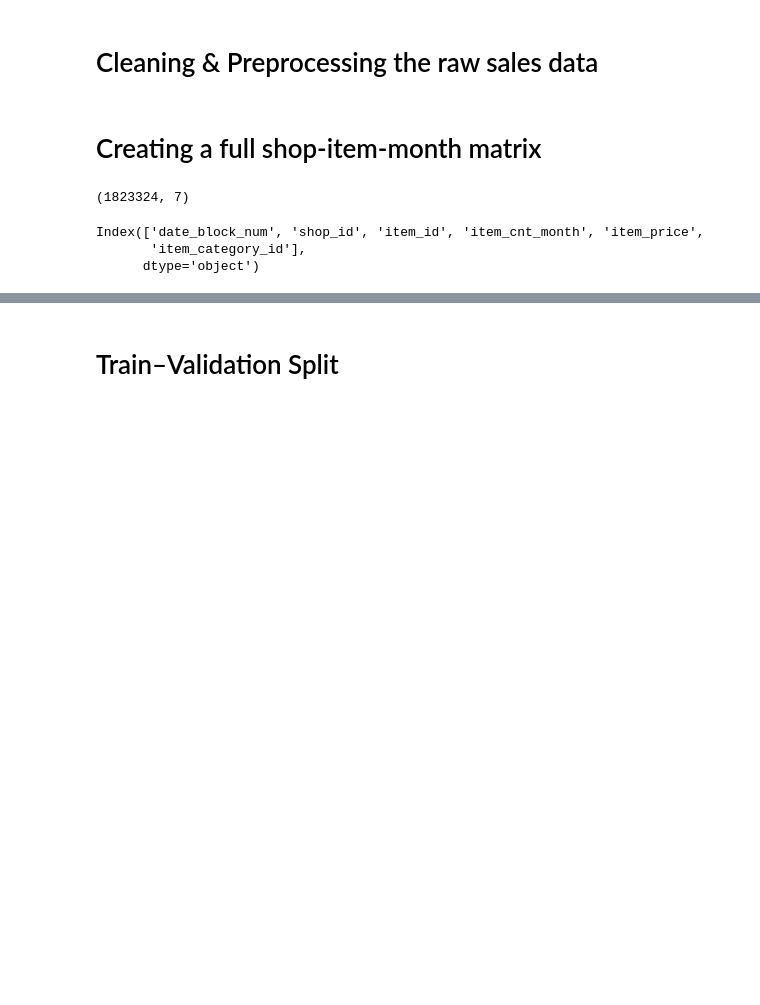
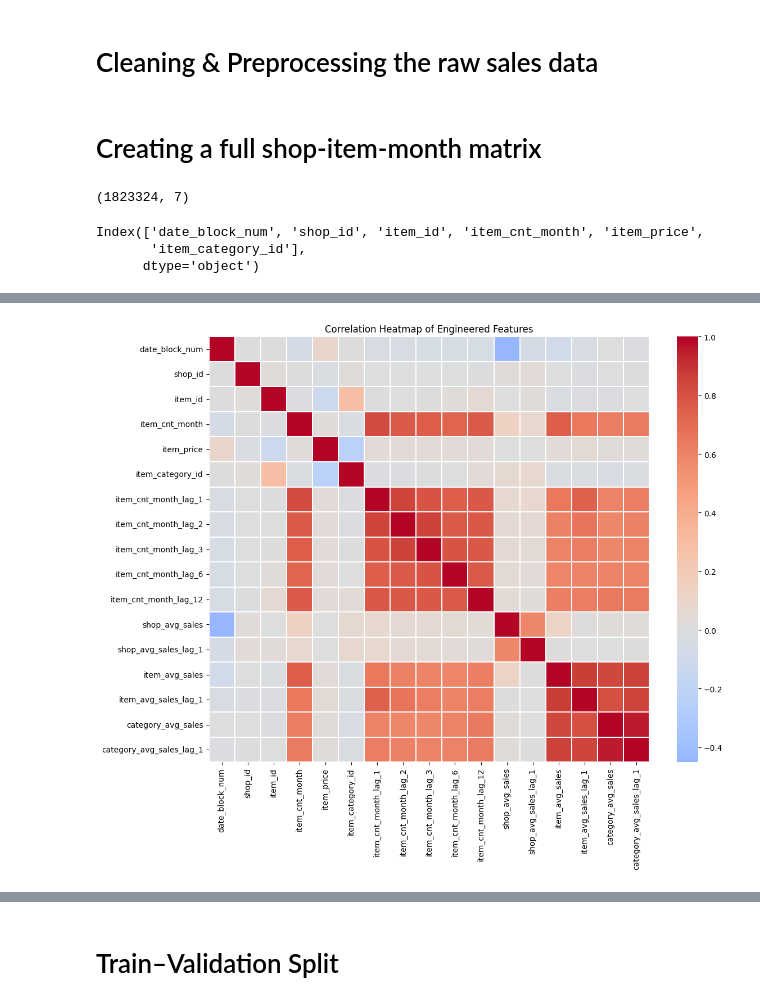
Before and after one commit to Acheon-stst/Acheon-stst, a Jupyter notebook: DNSC3288.ipynb, the cells around one changed output, grey strips where cells are left out. Saved outputs shown, nothing was run; the diff lists cells and outputs as text; code cells hidden in the pictures; blank space fills up the shorter version.

```diff
--- a/DNSC3288.ipynb
+++ b/DNSC3288.ipynb
@@ -203,0 +242,21 @@ full_matrix = create_lag(full_matrix, "category_avg_sales", [1])
+# %%
+# Select numeric columns from the training matrix created
+numeric_cols = full_matrix.select_dtypes(include=[np.number])
+
+# Compute correlation matrix
+corr = numeric_cols.corr()
+
+plt.figure(figsize=(12, 10))
+sns.heatmap(
+    corr,
+    cmap="coolwarm",
+    center=0,
+    linewidths=0.1
+)
+
+plt.title("Correlation Heatmap of Engineered Features")
+plt.tight_layout()
+plt.savefig("correlation_heatmap.png")
+plt.show()
+# %% [output]
+[figure, added]
```
Also changed, not shown: parts of 12 cells of this notebook.
